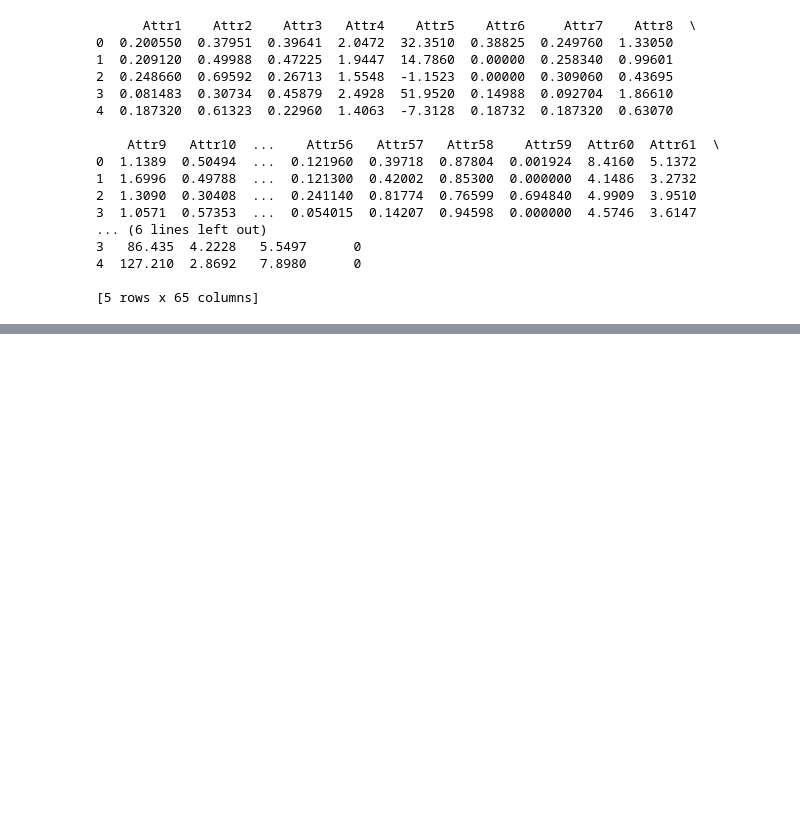
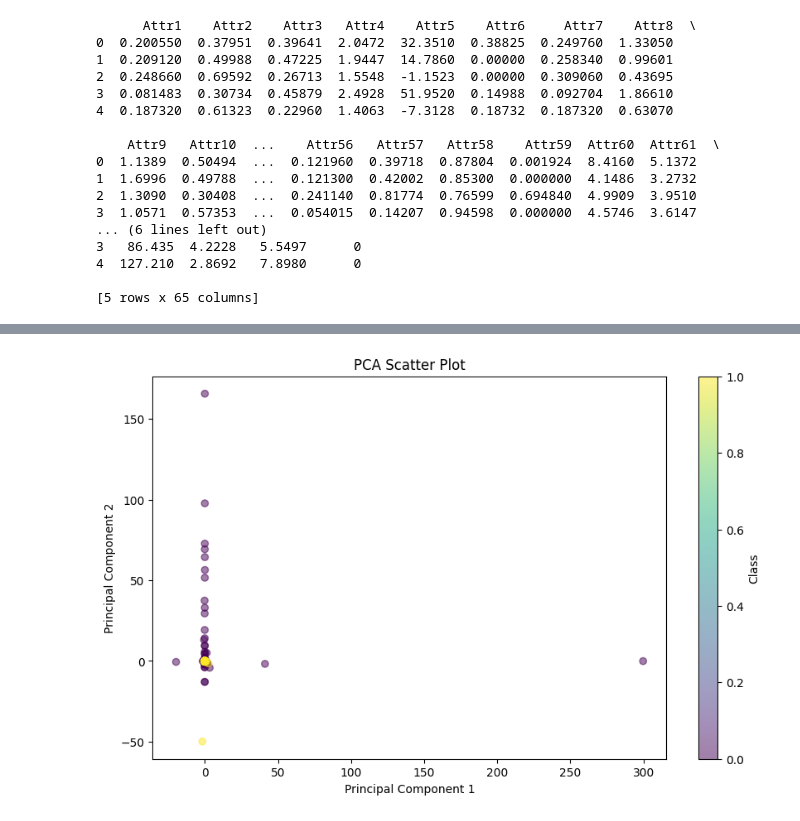
Before and after one commit to Poojithramagiri/ML-Challenges, a Jupyter notebook: PCA.ipynb, the cells around one changed output, grey strips where cells are left out. Saved outputs shown, nothing was run; the diff lists cells and outputs as text; code cells hidden in the pictures; blank space fills up the shorter version.

```diff
--- a/PCA.ipynb
+++ b/PCA.ipynb
@@ -80,0 +77,86 @@ df_1year
+# %%
+from scipy.io import arff
+import pandas as pd
+from sklearn.decomposition import PCA
+from sklearn.preprocessing import StandardScaler
+from sklearn.impute import SimpleImputer
+import matplotlib.pyplot as plt
+import plotly.express as px
+import sys
+
+
+# Handle missing values
+imputer = SimpleImputer(strategy='median')
+df_imputed = pd.DataFrame(imputer.fit_transform(df_1year), columns=df_1year.columns)
+
+# Convert class variable to numeric format
+df_imputed['class'] = df_imputed['class'].astype(int)
+
+# Separate features and target variable
+X = df_imputed.drop(columns=['class'])
+y = df_imputed['class']
+
+# Standardize the features
+scaler = StandardScaler()
+X_scaled = scaler.fit_transform(X)
+
+# Perform PCA
+pca = PCA(n_components=3)
+X_pca = pca.fit_transform(X_scaled)
+
+# Extract loadings (coefficients of the principal components)
+loadings = pd.DataFrame(pca.components_.T, columns=['PC1', 'PC2', 'PC3'], index=X.columns)
+
+# Identify the top contributing features for PC1, PC2, and PC3
+top_features_pc1 = loadings['PC1'].abs().sort_values(ascending=False).head(10)
+top_features_pc2 = loadings['PC2'].abs().sort_values(ascending=False).head(10)
+top_features_pc3 = loadings['PC3'].abs().sort_values(ascending=False).head(10)
+
+print("Top contributing features for PC1:\n", top_features_pc1)
+print("Top contributing features for PC2:\n", top_features_pc2)
+print("Top contributing features for PC3:\n", top_features_pc3)
+
+# 2D Scatter Plot
+plt.figure(figsize=(10, 6))
+plt.scatter(X_pca[:, 0], X_pca[:, 1], c=y, cmap='viridis', alpha=0.5)
+plt.title('PCA Scatter Plot')
+plt.xlabel('Principal Component 1')
+plt.ylabel('Principal Component 2')
+plt.colorbar(label='Class')
+plt.show()
+
+# 3D Scatter Plot using Plotly
+df_pca = pd.DataFrame(X_pca, columns=['PC1', 'PC2', 'PC3'])
+df_pca['class'] = y
+
+try:
+    # This will check if the code is running in a Jupyter notebook
+    #__IPYTHON__
+    fig = px.scatter_3d(df_pca, x='PC1', y='PC2', z='PC3', color='class', title='3D PCA Scatter Plot')
+    fig.show()
+except NameError:
+    # Use a different renderer for non-Jupyter environments
+    fig = px.scatter_3d(df_pca, x='PC1', y='PC2', z='PC3', color='class', title='3D PCA Scatter Plot')
+    fig.show(renderer='browser')
+
+# Plot the top contributing features for PC1, PC2, and PC3
+fig, axes = plt.subplots(1, 3, figsize=(18, 6))
+
+top_features_pc1.plot(kind='barh', ax=axes[0], color='blue')
+axes[0].set_title('Top Contributing Features for PC1')
+axes[0].set_xlabel('Loading Score')
+axes[0].set_ylabel('Features')
+
+top_features_pc2.plot(kind='barh', ax=axes[1], color='green')
+axes[1].set_title('Top Contributing Features for PC2')
+axes[1].set_xlabel('Loading Score')
+axes[1].set_ylabel('Features')
+
+top_features_pc3.plot(kind='barh', ax=axes[2], color='red')
+axes[2].set_title('Top Contributing Features for PC3')
+axes[2].set_xlabel('Loading Score')
+axes[2].set_ylabel('Features')
+
+plt.tight_layout()
+plt.show()
+# %% [output]
@@ -80,0 +180 @@ df_1year
+[figure, added]
```
Also changed, not shown: parts of 6 cells of this notebook, 17 other files.
